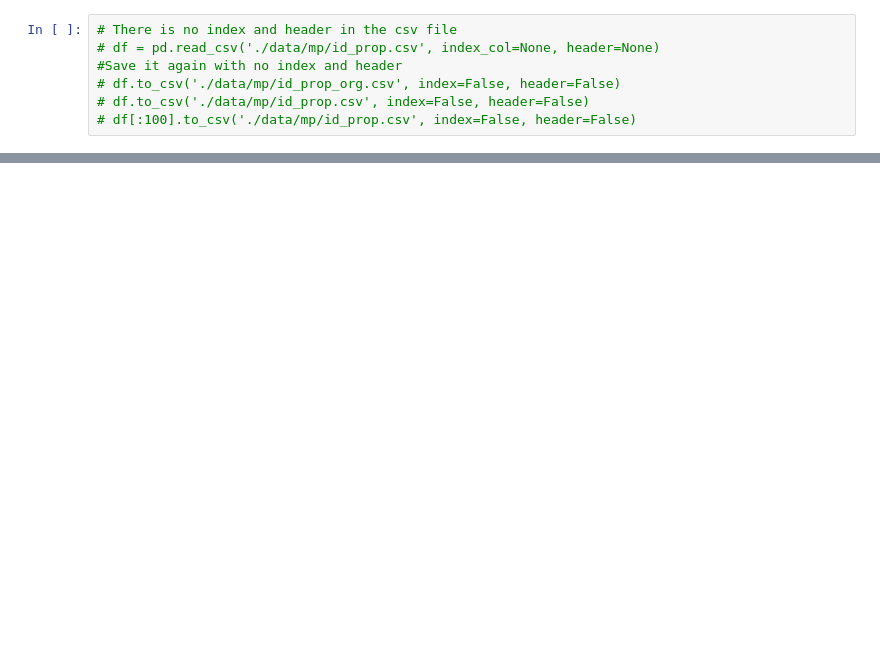
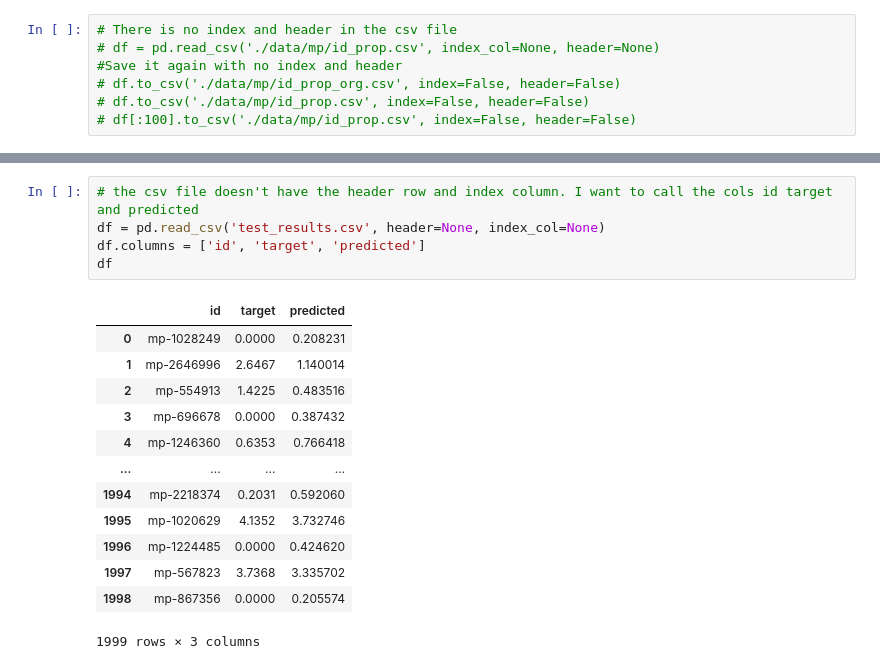
Before and after one commit to Exabyte-io/rewotes, a Jupyter notebook: adavaria/train_cgcnn2.ipynb, the cells around one changed output, grey strips where cells are left out. Saved outputs shown, nothing was run; the diff lists cells and outputs as text; blank space fills up the shorter version.

```diff
--- a/adavaria/train_cgcnn2.ipynb
+++ b/adavaria/train_cgcnn2.ipynb
@@ -55,0 +128,19 @@ cgcnn
+# %%
+# the csv file doesn't have the header row and index column. I want to call the cols id target and predicted
+df = pd.read_csv('test_results.csv', header=None, index_col=None)
+df.columns = ['id', 'target', 'predicted']
+df
+# %% [output]
+|  | id | target | predicted |
+| 0 | mp-1028249 | 0.0000 | 0.208231 |
+| 1 | mp-2646996 | 2.6467 | 1.140014 |
+| 2 | mp-554913 | 1.4225 | 0.483516 |
+| 3 | mp-696678 | 0.0000 | 0.387432 |
+| 4 | mp-1246360 | 0.6353 | 0.766418 |
+| ... | ... | ... | ... |
+| 1994 | mp-2218374 | 0.2031 | 0.592060 |
+| 1995 | mp-1020629 | 4.1352 | 3.732746 |
+| 1996 | mp-1224485 | 0.0000 | 0.424620 |
+| 1997 | mp-567823 | 3.7368 | 3.335702 |
+| 1998 | mp-867356 | 0.0000 | 0.205574 |
+1999 rows × 3 columns
```
Also changed, not shown: parts of 36 cells of this notebook, 11 other files.
